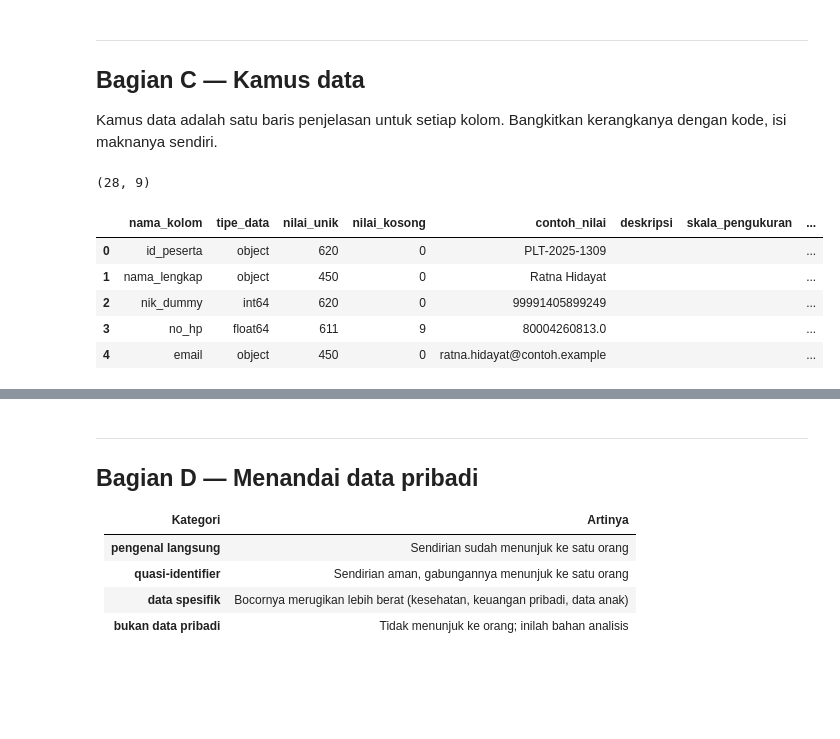
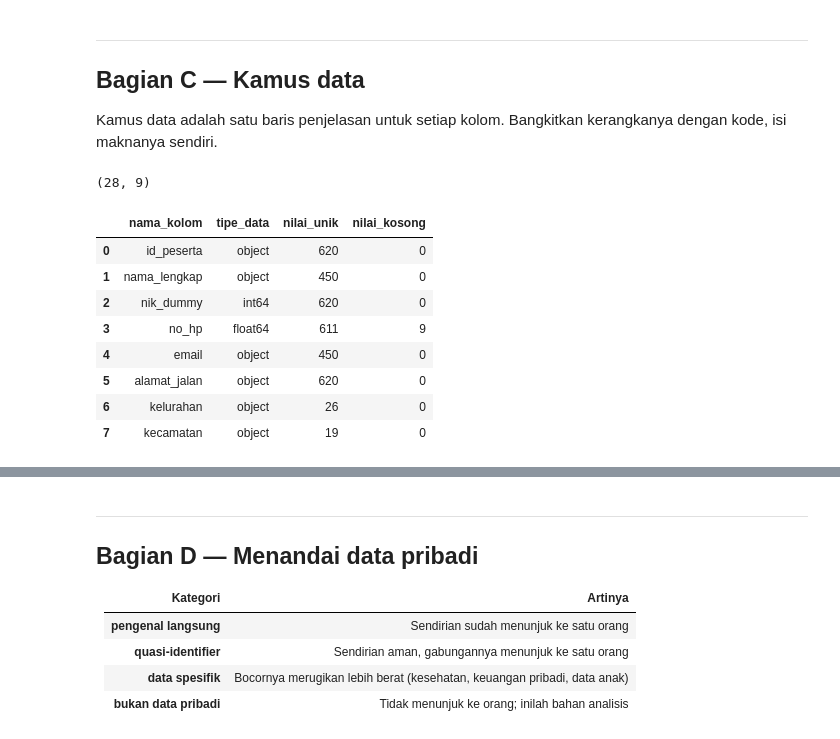
Before and after one commit to ddyyaanaaa-ship-it/Danva-EDA, a Jupyter notebook: notebooks/Praktikum03_DIYANATUL_FAUZIYAH_0110225132.ipynb, the cells around one changed output, grey strips where cells are left out. Drawn from its saved outputs; the diff is of its cells as text; code cells hidden in the pictures; blank space fills up the shorter version.

```diff
--- a/notebooks/Praktikum03_DIYANATUL_FAUZIYAH_0110225132.ipynb
+++ b/notebooks/Praktikum03_DIYANATUL_FAUZIYAH_0110225132.ipynb
@@ -145,3 +126,10 @@ Isi tabel di sel Markdown ini. Pilihan: **nominal · ordinal · interval · rasi
 # b. Tampilkan value_counts() yang sudah urut menurut jenjang (bukan abjad)
 # c. Cetak median jenjang pendidikan lewat .cat.codes
 # Expected: median = SMA/SMK
+
+URUTAN = ['SD', 'SMP', 'SMA/SMK', 'D3', 'S1', 'S2']
+df['pendidikan_terakhir'] = pd.Categorical(df['pendidikan_terakhir'], categories=URUTAN, ordered=True)
+
+print(df['pendidikan_terakhir'].value_counts(sort=False))      # urut jenjang, bukan abjad
+median_kode = int(df['pendidikan_terakhir'].cat.codes.median())
+print('Median jenjang pendidikan:', URUTAN[median_kode])
@@ -148,12 +145,0 @@ Isi tabel di sel Markdown ini. Pilihan: **nominal · ordinal · interval · rasi
-# %%
-urut = ['SD', 'SMP', 'SMA/SMK', 'D3', 'S1', 'S2']
-df['pendidikan_terakhir'] = pd.Categorical(df['pendidikan_terakhir'],
-                                           categories=urut, ordered=True)
-
-# b. urut menurut jenjang, bukan abjad
-print(df['pendidikan_terakhir'].value_counts().sort_index())
-
-# c. median lewat kode kategori (kode -1 = nilai tak dikenal/kosong, dibuang)
-kode = df['pendidikan_terakhir'].cat.codes
-kode = kode[kode >= 0]
-print('Median jenjang:', urut[int(kode.median())])
@@ -172,3 +148,8 @@ Median jenjang: SMA/SMK
 # Kolom: tanggal_lahir dan tanggal_daftar
 # Lalu cetak tanggal pendaftaran paling awal dan paling akhir
 # Expected: rentang pendaftaran berada di tahun 2025
+
+df['tanggal_lahir'] = pd.to_datetime(df['tanggal_lahir'])
+df['tanggal_daftar'] = pd.to_datetime(df['tanggal_daftar'])
+print('Pendaftaran paling awal :', df['tanggal_daftar'].min().date())
+print('Pendaftaran paling akhir:', df['tanggal_daftar'].max().date())
@@ -175,6 +158,0 @@ Median jenjang: SMA/SMK
-# %%
-for k in ['tanggal_lahir', 'tanggal_daftar']:
-    df[k] = pd.to_datetime(df[k], errors='coerce')
-
-print('Daftar paling awal :', df['tanggal_daftar'].min())
-print('Daftar paling akhir:', df['tanggal_daftar'].max())
@@ -189,32 +164,35 @@ Kamus data adalah satu baris penjelasan untuk setiap kolom. Bangkitkan kerangkan
 # %%
 # TODO C1 — bangkitkan kerangka kamus data
 # Buat DataFrame bernama 'kamus' dengan kolom:
 #   nama_kolom, tipe_data, nilai_unik, nilai_kosong, contoh_nilai
 # lalu tambahkan empat kolom kosong yang akan diisi manual:
 #   deskripsi, skala_pengukuran, kategori_data_pribadi, tindakan_penanganan
 # Expected: 28 baris x 9 kolom
+
+kamus = pd.DataFrame({
+    'nama_kolom':   df.columns,
+    'tipe_data':    df.dtypes.astype(str).values,
+    'nilai_unik':   df.nunique().values,
+    'nilai_kosong': df.isna().sum().values,
+    # contoh_nilai berisi data asli: jangan tampilkan/commit kamus ini sebelum kolom pribadi dibersihkan
+    'contoh_nilai': [df[c].dropna().iloc[0] for c in df.columns],
+})
+for k in ['deskripsi', 'skala_pengukuran', 'kategori_data_pribadi', 'tindakan_penanganan']:
+    kamus[k] = ''
+
+print(kamus.shape)
+kamus[['nama_kolom', 'tipe_data', 'nilai_unik', 'nilai_kosong']].head(8)
+# %% [output]
+(28, 9)
+|  | nama_kolom | tipe_data | nilai_unik | nilai_kosong |
+| 0 | id_peserta | object | 620 | 0 |
+| 1 | nama_lengkap | object | 450 | 0 |
+| 2 | nik_dummy | int64 | 620 | 0 |
+| 3 | no_hp | float64 | 611 | 9 |
+| 4 | email | object | 450 | 0 |
+| 5 | alamat_jalan | object | 620 | 0 |
+| 6 | kelurahan | object | 26 | 0 |
+| 7 | kecamatan | object | 19 | 0 |
-# %%
-kamus = pd.DataFrame({
-    'nama_kolom'  : df.columns,
-    'tipe_data'   : df.dtypes.astype(str).values,
-    'nilai_unik'  : df.nunique().values,
-    'nilai_kosong': df.isna().sum().values,
-    'contoh_nilai': [df[c].dropna().iloc[0] if df[c].notna().any() else None
-                     for c in df.columns],
-})
-for k in ['deskripsi', 'skala_pengukuran', 'kategori_data_pribadi', 'tindakan_penanganan']:
-    kamus[k] = ''
-
-print(kamus.shape)   # 28 x 9
-kamus.head()
-# %% [output]
-(28, 9)
-|  | nama_kolom | tipe_data | nilai_unik | nilai_kosong | contoh_nilai | deskripsi | skala_pengukuran | ... |
-| 0 | id_peserta | object | 620 | 0 | PLT-2025-1309 |  |  | ... |
-| 1 | nama_lengkap | object | 450 | 0 | Ratna Hidayat |  |  | ... |
-| 2 | nik_dummy | int64 | 620 | 0 | 99991405899249 |  |  | ... |
-| 3 | no_hp | float64 | 611 | 9 | 80004260813.0 |  |  | ... |
-| 4 | email | object | 450 | 0 | ratna.hidayat@contoh.example |  |  | ... |
 # %%
 # TODO C2 — kolom mana yang punya nilai kosong?
 # Tampilkan hanya baris kamus yang nilai_kosong-nya lebih dari 0
```
Also changed, not shown: parts of 48 cells of this notebook.
